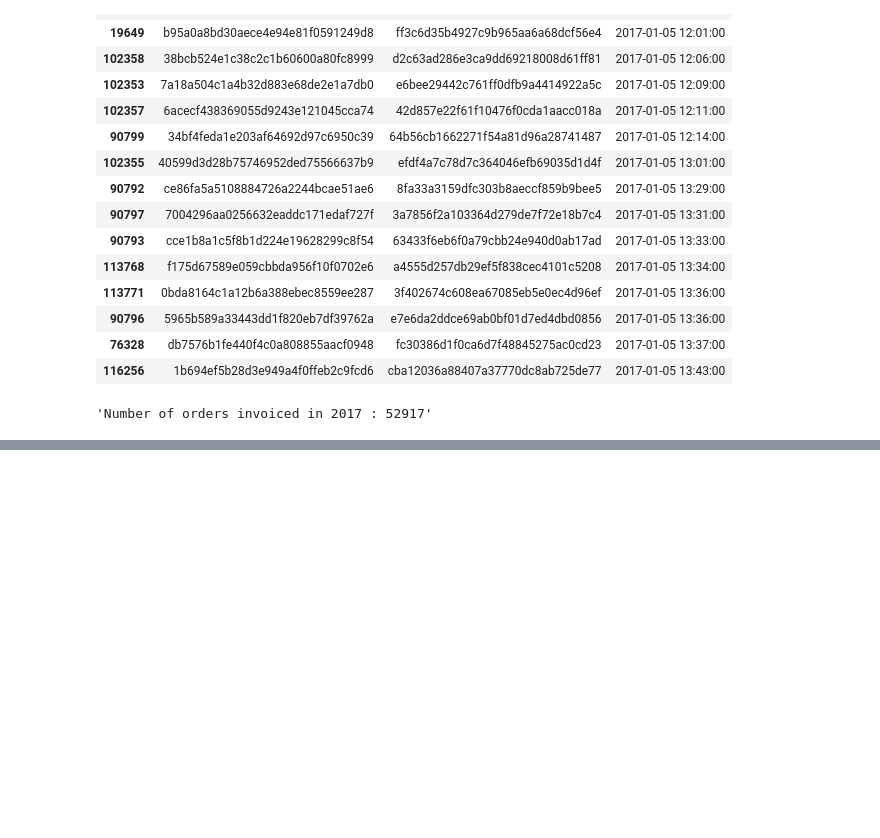
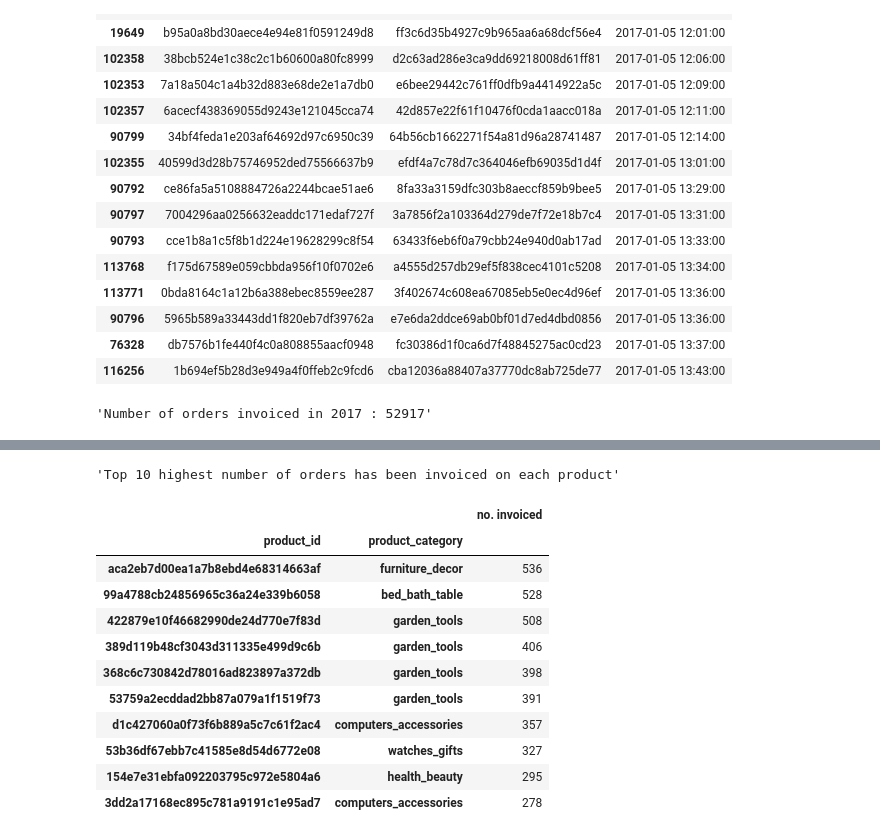
Before and after one commit to lovecrushfamily/Olist_store_analysis, a Jupyter notebook: ecommrce_analysis.ipynb, the cells around one changed output, grey strips where cells are left out. Saved outputs shown, nothing was run; the diff lists cells and outputs as text; code cells hidden in the pictures; blank space fills up the shorter version.

```diff
--- a/ecommrce_analysis.ipynb
+++ b/ecommrce_analysis.ipynb
@@ -11,7 +13,7 @@ InteractiveShell.ast_node_interactivity = "all"
 # %% [markdown]
 ### Dataset Overview
 # %%
-df = pd.read_csv("ecom_data(in).csv")
+df = pd.read_csv("ecom_data(full).csv")
 df.head()
 # %% [output]
 |  | order_id | customer_id | quantity | price_MRP | payment | timestamp | rating | product_category | product_id | ... |
@@ -261,0 +294,19 @@ df[df["timestamp"].between("2017-01-01", "2017-12-31")]\
+# %%
+# Calculated how many times a product has been invoiced (top 10 highest) and its categories
+"Top 10 highest number of orders has been invoiced on each product"
+df.rename(columns={"order_id":"no. invoiced"})[["product_id","product_category", "no. invoiced"]].groupby(by=["product_id","product_category"]).count()\
+.sort_values(by="no. invoiced", ascending=False).head(10)
+# %% [output]
+'Top 10 highest number of orders has been invoiced on each product'
+|  |  | no. invoiced |
+| product_id | product_category |  |
+| aca2eb7d00ea1a7b8ebd4e68314663af | furniture_decor | 536 |
+| 99a4788cb24856965c36a24e339b6058 | bed_bath_table | 528 |
+| 422879e10f46682990de24d770e7f83d | garden_tools | 508 |
+| 389d119b48cf3043d311335e499d9c6b | garden_tools | 406 |
+| 368c6c730842d78016ad823897a372db | garden_tools | 398 |
+| 53759a2ecddad2bb87a079a1f1519f73 | garden_tools | 391 |
+| d1c427060a0f73f6b889a5c7c61f2ac4 | computers_accessories | 357 |
+| 53b36df67ebb7c41585e8d54d6772e08 | watches_gifts | 327 |
+| 154e7e31ebfa092203795c972e5804a6 | health_beauty | 295 |
+| 3dd2a17168ec895c781a9191c1e95ad7 | computers_accessories | 278 |
```
Also changed, not shown: parts of 18 cells of this notebook, 6 other files.
